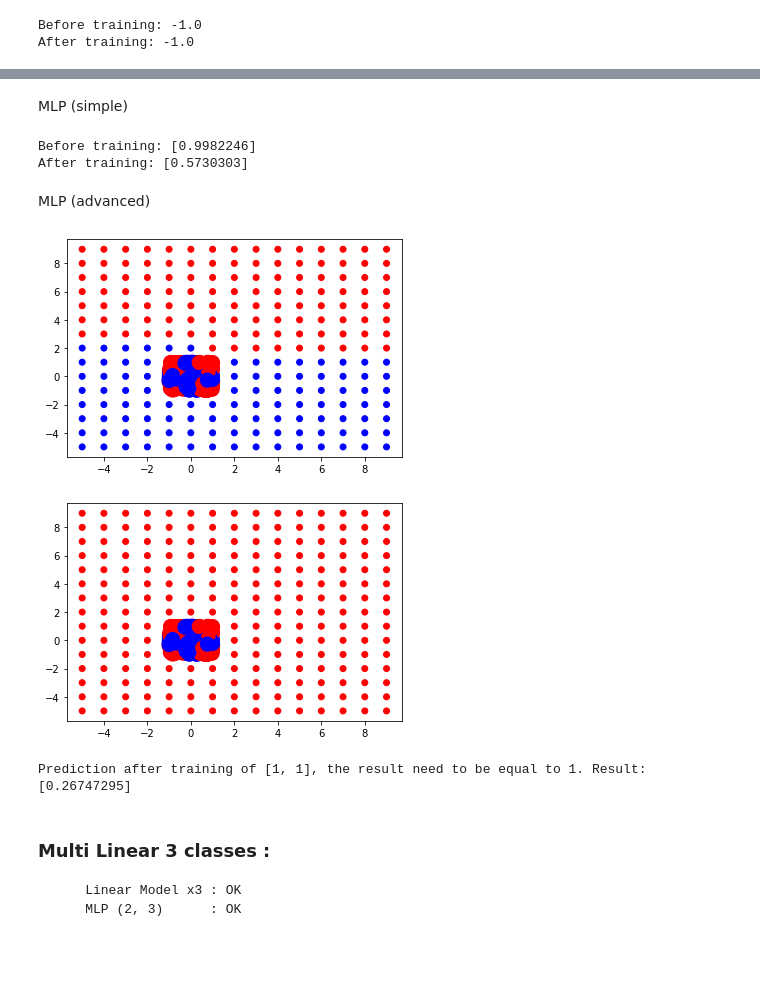
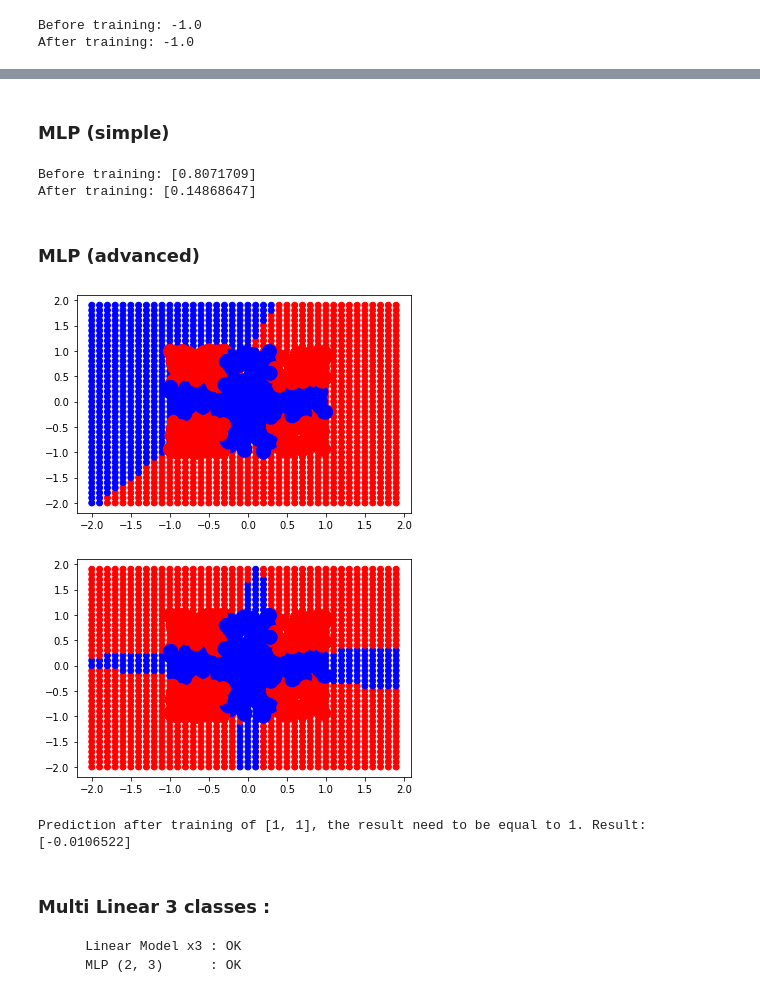
Before and after one commit to Levorilh/ml_python, a Jupyter notebook: Notebook___CAS_DE_TESTS.ipynb, the cells around one changed output, grey strips where cells are left out. Cells and saved outputs as stored; diff of their text form; code cells hidden in the pictures; blank space fills up the shorter version.

Commit message:
started the test case

```diff
--- a/Notebook___CAS_DE_TESTS.ipynb
+++ b/Notebook___CAS_DE_TESTS.ipynb
@@ -423,6 +419,6 @@ MLP (advanced)
 # %%
 model = create_mlp_model(input_dim)
-test_dataset = [[x1, x2] for x1 in range(-5, 10) for x2 in range(-5, 10)]
+test_dataset = [[x1, x2] for x1 in np.arange(-1, 2, 0.1) for x2 in np.arange(-1, 2, 0.1)]
 colors = ["blue" if output >= 0 else "red" for output in Y]
 
 predicted_outputs = [predict_mlp_model_classification(model,  p)  for p in test_dataset]
@@ -436,7 +432,7 @@ for p in X:
     flattened_dataset_inputs.append(p[0])
     flattened_dataset_inputs.append(p[1])
 
-train_classification_stochastic_gradient_backpropagation_mlp_model(model, flattened_dataset_inputs, Y)
+train_classification_stochastic_gradient_backpropagation_mlp_model(model, X, Y, epochs=100000)
 
 predicted_outputs = [predict_mlp_model_classification(model,  p)  for p in test_dataset]
 predicted_outputs_colors = ['blue' if label >= 0 else 'red' for label in predicted_outputs]
@@ -567,16 +563,14 @@ Linear model (simple)
 input_dim = len(X[0])
 
 p_model = create_linear_model(input_dim)
-test_before = predict_linear_model_classif(p_model, input_dim , [2, 2])
+test_before = predict_linear_model_classif(p_model, input_dim , [0, 0])
 
 print("Before training:", test_before)
 
-flattened_X = X.flatten()
-
-train_linear_model(p_model, input_dim, flattened_X, Y)
+train_linear_model(p_model, input_dim, X, Y)
 
 
-test_after = predict_linear_model_classif(p_model, input_dim , [2, 2])
+test_after = predict_linear_model_classif(p_model, input_dim , [0, 0])
 
 print("After training:",test_after)
 # %% [output]
@@ -587,6 +581,6 @@ Linear model (advanced)
 # %%
 model = create_linear_model(input_dim)
-test_dataset = [[x1, x2] for x1 in range(1, 2) for x2 in range(1, 2)]
+test_dataset = [[x1, x2] for x1 in np.arange(-2, 2, 0.1) for x2 in np.arange(-2, 2, 0.1)]
 colors = ["blue" if output >= 0 else "red" for output in Y]
 
 predicted_outputs = [predict_linear_model_classif(model, input_dim,  p)  for p in test_dataset]
@@ -600,7 +594,7 @@ for p in X:
     flattened_dataset_inputs.append(p[0])
     flattened_dataset_inputs.append(p[1])
 
-train_linear_model(model, input_dim, flattened_dataset_inputs, Y)
+train_linear_model(model, input_dim, X, Y)
 
 predicted_outputs = [predict_linear_model_classif(model,input_dim,  p)  for p in test_dataset]
 predicted_outputs_colors = ['blue' if label == 1 else 'red' for label in predicted_outputs]
@@ -624,62 +618,62 @@ destroy_linear_model(model)
 Prediction: -1.0
-# %% [markdown]
-MLP (simple)
+# %% [markdown]
+### MLP (simple)
 # %%
-input_dim = [len(X[0]), 1]
+input_dim = [len(X[0]), len(X[0])*2, 1]
 
 p_model = create_mlp_model(input_dim)
-test_before = predict_mlp_model_classification(p_model, [2.5, 2.5])
+test_before = predict_mlp_model_classification(p_model, [0, 0])
 
 print("Before training:", test_before)
 
 train_classification_stochastic_gradient_backpropagation_mlp_model(p_model, X, Y)
 
-test_after = predict_mlp_model_classification(p_model, [2.5, 2.5])
+test_after = predict_mlp_model_classification(p_model, [0, 0])
 
 print("After training:", test_after)
 # %% [output]
-Before training: [0.9982246]
-After training: [0.5730303]
+Before training: [0.8071709]
+After training: [0.14868647]
-# %% [markdown]
-MLP (advanced)
+# %% [markdown]
+### MLP (advanced)
 # %%
 model = create_mlp_model(input_dim)
-test_dataset = [[x1, x2] for x1 in range(-5, 10) for x2 in range(-5, 10)]
+test_dataset = [[x1, x2] for x1 in np.arange(-2, 2, 0.1) for x2 in np.arange(-2, 2, 0.1)]
 colors = ["blue" if output >= 0 else "red" for output in Y]
 
 predicted_outputs = [predict_mlp_model_classification(model,  p)  for p in test_dataset]
 predicted_outputs_colors = ['blue' if label >= 0 else 'red' for label in predicted_outputs]
 plt.scatter([p[0] for p in test_dataset], [p[1] for p in test_dataset], c=predicted_outputs_colors)
 plt.scatter([p[0] for p in X], [p[1] for p in X], c=colors, s=200)
 plt.show()
 
 flattened_dataset_inputs = []
 for p in X:
     flattened_dataset_inputs.append(p[0])
     flattened_dataset_inputs.append(p[1])
 
-train_classification_stochastic_gradient_backpropagation_mlp_model(model, flattened_dataset_inputs, Y)
+train_classification_stochastic_gradient_backpropagation_mlp_model(model, X, Y, epochs=200000)
 
 predicted_outputs = [predict_mlp_model_classification(model,  p)  for p in test_dataset]
 predicted_outputs_colors = ['blue' if label >= 0 else 'red' for label in predicted_outputs]
 plt.scatter([p[0] for p in test_dataset], [p[1] for p in test_dataset], c=predicted_outputs_colors)
 plt.scatter([p[0] for p in X], [p[1] for p in X], c=colors, s=200)
 plt.show()
 
 test_after = predict_mlp_model_classification(p_model , [1, 1])
 
 print("Prediction after training of [1, 1], the result need to be equal to 1. Result:", test_after)
 
 flattened_dataset_inputs = []
 for p in X:
     flattened_dataset_inputs.append(p[0])
     flattened_dataset_inputs.append(p[1])
 
 destroy_mlp_model(model)
 # %% [output]
-[figure, old version]
+[figure, new version]
-[figure, old version]
+[figure, new version]
-Prediction after training of [1, 1], the result need to be equal to 1. Result: [0.26747295]
+Prediction after training of [1, 1], the result need to be equal to 1. Result: [-0.0106522]
 # %% [markdown]
 ### Multi Linear 3 classes :
         Linear Model x3 : OK
```
Also changed, not shown: parts of 52 cells of this notebook, 2 other files.
